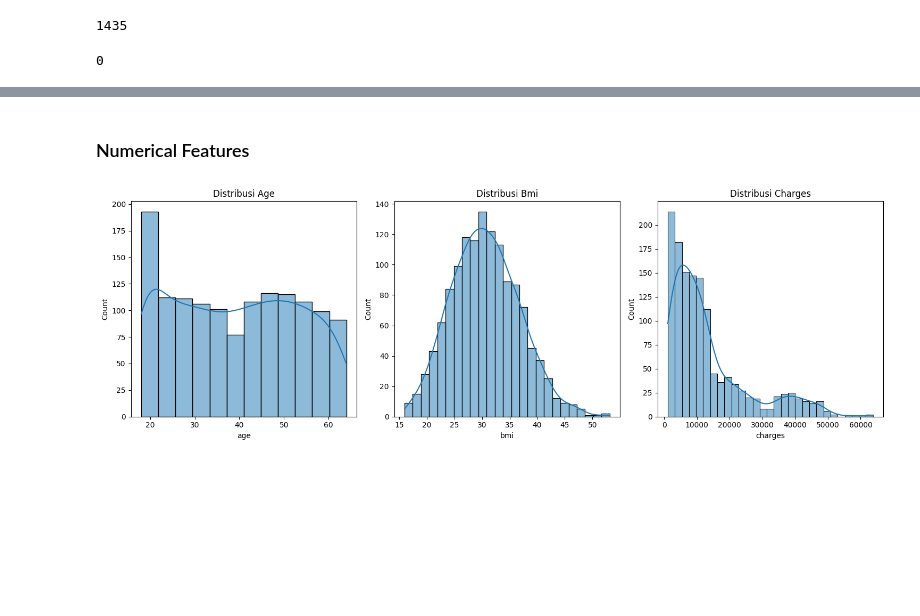
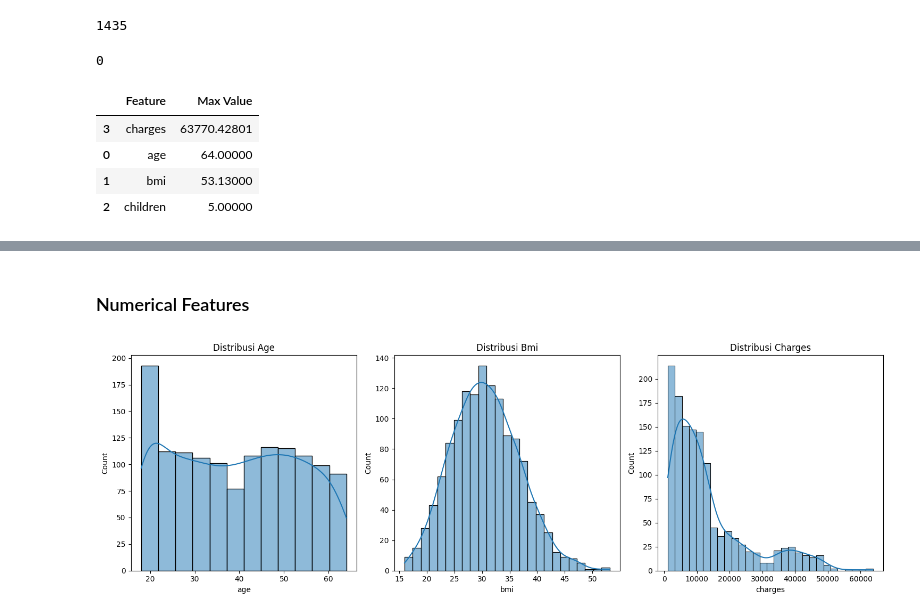
Before and after one commit to faamahardika/RiskGuard, a Jupyter notebook: insurance_prediction.ipynb, the cells around one changed output, grey strips where cells are left out. Saved outputs shown, nothing was run; the diff lists cells and outputs as text; code cells hidden in the pictures; blank space fills up the shorter version.

```diff
--- a/insurance_prediction.ipynb
+++ b/insurance_prediction.ipynb
@@ -114,3 +114,15 @@ df = df.drop_duplicates()
 print(df.duplicated().sum())
 # %% [output]
 0
+# %%
+numerical_columns = df.select_dtypes(include='number').columns
+max_values = df[numerical_columns].max().reset_index()
+max_values.columns = ['Feature', 'Max Value']
+max_values.sort_values(by='Max Value', ascending=False, inplace=True)
+max_values
+# %% [output]
+|  | Feature | Max Value |
+| 3 | charges | 63770.42801 |
+| 0 | age | 64.00000 |
+| 1 | bmi | 53.13000 |
+| 2 | children | 5.00000 |
```
Also changed, not shown: parts of 2 cells of this notebook, 2 other files.
